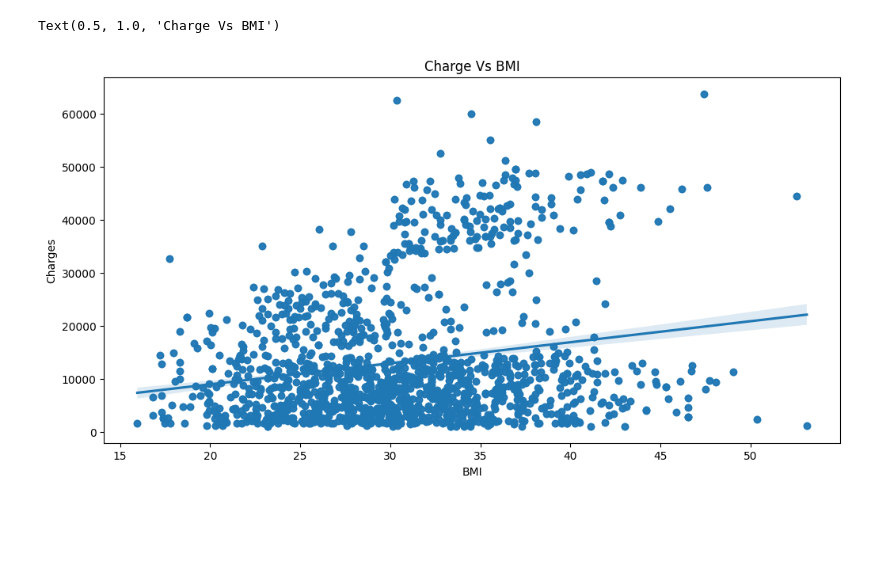
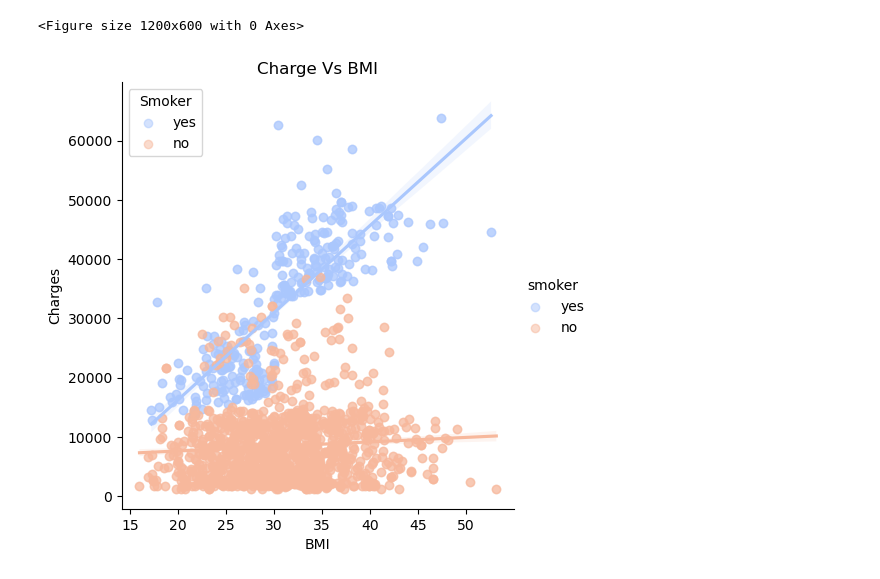
Before and after one commit to sacha-sz/SY09-Projet, a Jupyter notebook: linearRegression.ipynb, the cells around one changed output. Cells and saved outputs as stored; diff of their text form; code cells hidden in the pictures; blank space fills up the shorter version.

```diff
--- a/linearRegression.ipynb
+++ b/linearRegression.ipynb
@@ -81,11 +81,17 @@ plt.show()
 # %%
+import pandas as pd
+import matplotlib.pyplot as plt
+import seaborn as sns
+
 df = pd.read_csv("data/medical_insurance.csv", sep=",")
 
-plt.figure(figsize=(12,6))
-sns.regplot(x='bmi',y='charges',data=df)
+plt.figure(figsize=(12, 6))
+sns.lmplot(x='bmi', y='charges', data=df, hue='smoker', palette='coolwarm', fit_reg=True, scatter_kws={'alpha': 0.5})
 plt.xlabel('BMI')
 plt.ylabel('Charges')
 plt.title('Charge Vs BMI')
+plt.legend(title='Smoker')
+plt.show()
 # %% [output]
-Text(0.5, 1.0, 'Charge Vs BMI')
+<Figure size 1200x600 with 0 Axes>
-[figure, old version]
+[figure, new version]
```
Also changed, not shown: parts of 10 cells of this notebook, 5 other files.
